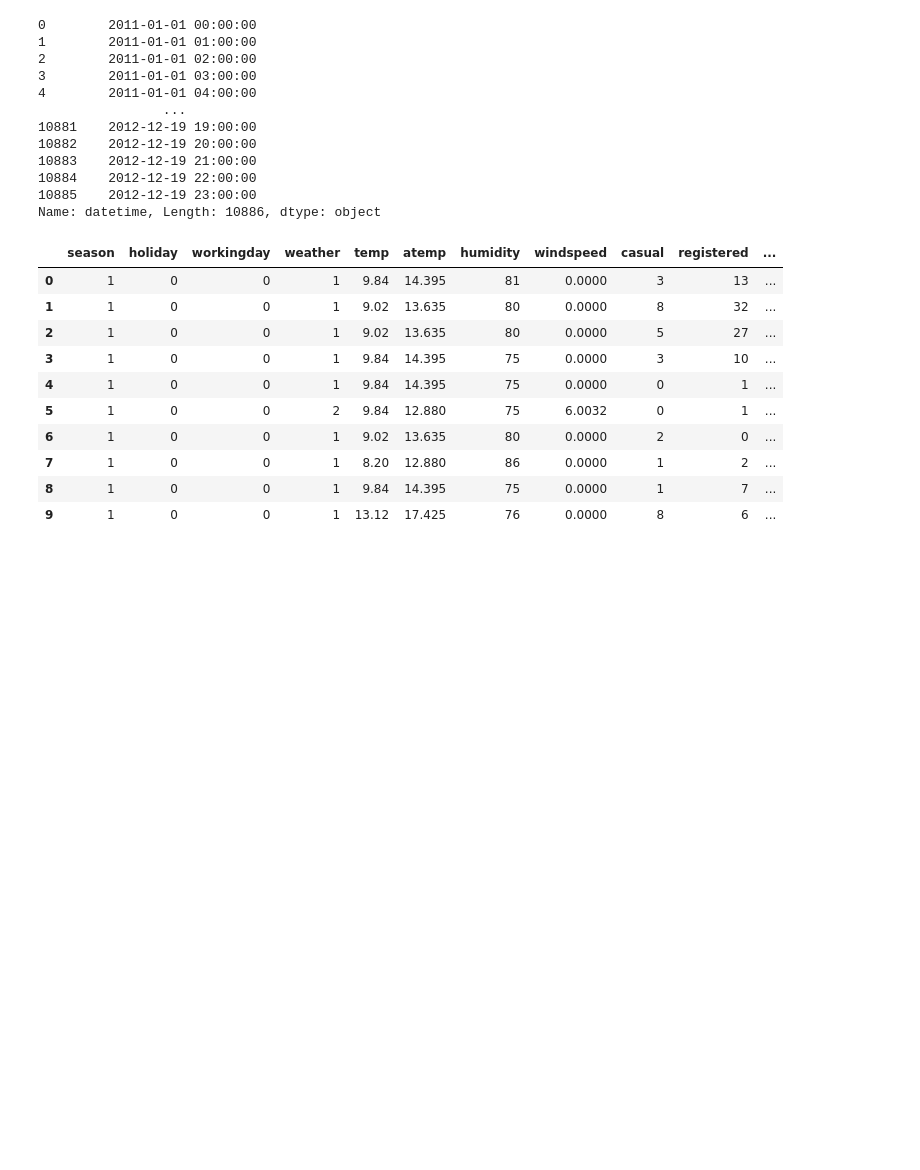
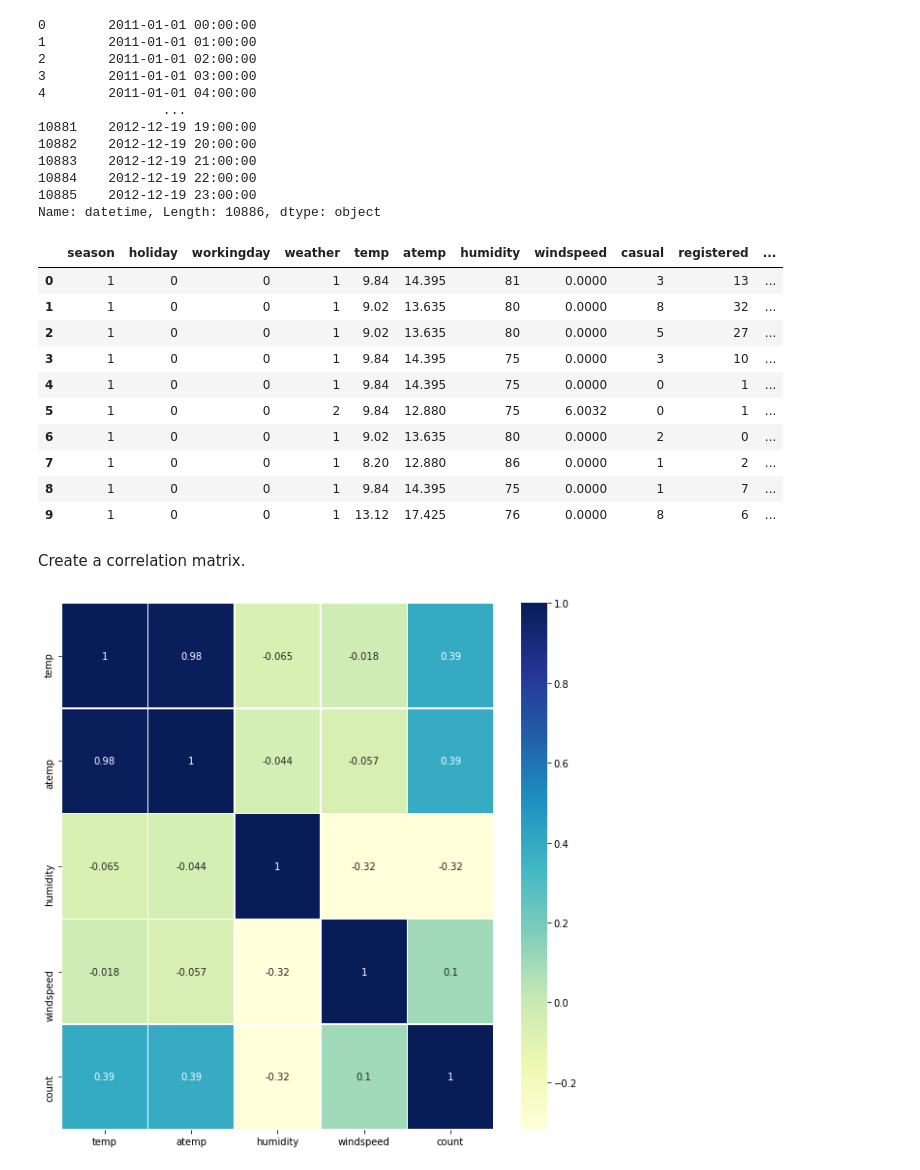
Before and after one commit to davione112/dav112, a Jupyter notebook: BikeSD.ipynb, the cells around one changed output. Saved outputs shown, nothing was run; the diff lists cells and outputs as text; code cells hidden in the pictures; blank space fills up the shorter version.

```diff
--- a/BikeSD.ipynb
+++ b/BikeSD.ipynb
@@ -62,3 +67,5 @@ new_dataset.head(10)
 | 7 | 1 | 0 | 0 | 1 | 8.20 | 12.880 | 86 | 0.0000 | 1 | 2 | ... |
 | 8 | 1 | 0 | 0 | 1 | 9.84 | 14.395 | 75 | 0.0000 | 1 | 7 | ... |
 | 9 | 1 | 0 | 0 | 1 | 13.12 | 17.425 | 76 | 0.0000 | 8 | 6 | ... |
+# %% [markdown]
+Create a correlation matrix.
@@ -64,0 +75,8 @@ new_dataset.head(10)
+# %%
+continuous_data = new_dataset[['temp','atemp','humidity','windspeed','count']]
+matrix_corr = continuous_data.corr()
+plt.figure(figsize=(10,10))
+heatmap(matrix_corr, cmap='YlGnBu', annot=True, annot_kws={"size":10}, linewidths=0.5)
+plt.show()
+# %% [output]
+[figure, added]
```
Also changed, not shown: parts of 9 cells of this notebook.
